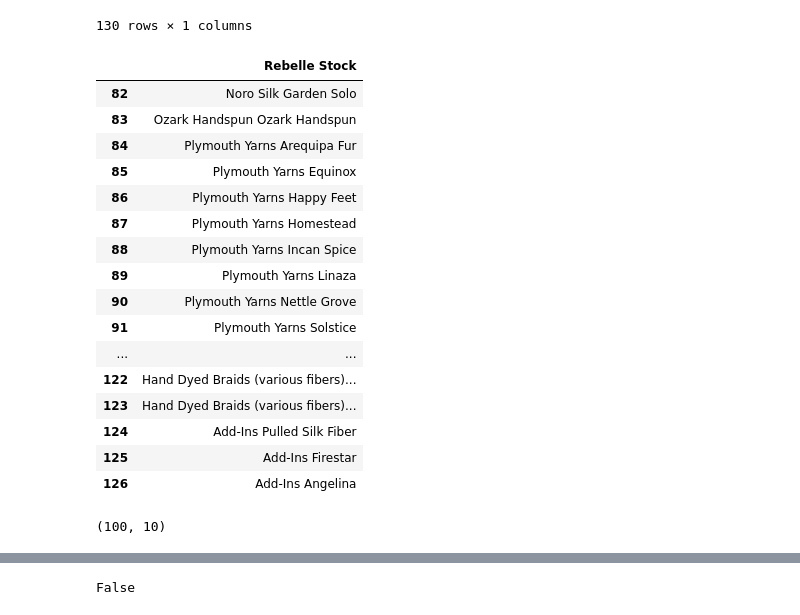
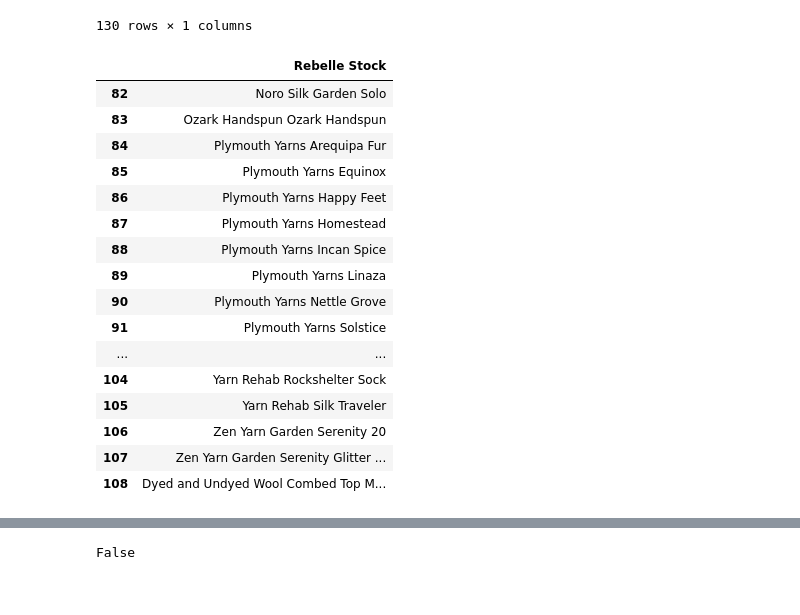
Before and after one commit to amoeba731/Yarnshop, a Jupyter notebook: yarnshop.ipynb, the cells around one changed output, grey strips where cells are left out. Saved outputs shown, nothing was run; the diff lists cells and outputs as text; code cells hidden in the pictures.

```diff
--- a/yarnshop.ipynb
+++ b/yarnshop.ipynb
@@ -76,64 +76,67 @@ rebelle
 # %%
 def clean(rebelle) -> pd.DataFrame:
     rebelle.columns= rebelle.columns.str.title()
     rebelle.columns= rebelle.columns.str.strip()
 
     return rebelle
-
+#fixing spelling errors
 rebelle['Rebelle Stock']=rebelle['Rebelle Stock'].str.replace('Dominon', 'Dominion')
 rebelle['Rebelle Stock']=rebelle['Rebelle Stock'].str.replace('2-ply','2 ply')
+rebelle['Rebelle Stock']=rebelle['Rebelle Stock'].str.replace('Serentiy', 'Serenity')
 
 rebelle_list= clean(rebelle)
 rebelle_list=rebelle.drop_duplicates()
 
-rebelle_list.iloc[81:126]
+rebelle_list.iloc[81:108]
 # %% [output]
 |  | Rebelle Stock |
 | 82 | Noro Silk Garden Solo |
 | 83 | Ozark Handspun Ozark Handspun |
 | 84 | Plymouth Yarns Arequipa Fur |
 | 85 | Plymouth Yarns Equinox |
 | 86 | Plymouth Yarns Happy Feet |
 | 87 | Plymouth Yarns Homestead |
 | 88 | Plymouth Yarns Incan Spice |
 | 89 | Plymouth Yarns Linaza |
 | 90 | Plymouth Yarns Nettle Grove |
 | 91 | Plymouth Yarns Solstice |
 | ... | ... |
-| 122 | Hand Dyed Braids (various fibers)... |
-| 123 | Hand Dyed Braids (various fibers)... |
-| 124 | Add-Ins Pulled Silk Fiber |
-| 125 | Add-Ins Firestar |
-| 126 | Add-Ins Angelina |
+| 104 | Yarn Rehab Rockshelter Sock |
+| 105 | Yarn Rehab Silk Traveler |
+| 106 | Zen Yarn Garden Serenity 20 |
+| 107 | Zen Yarn Garden Serenity Glitter ... |
+| 108 | Dyed and Undyed Wool Combed Top M... |
 # %%
 #Code I used to create the ravelry_api.csv file
 #Future project is to figure out how to turn this into a FOR LOOP,
 #but couldn't logic it currently and didn't want to waste more time not moving forward on project
 #Had to change yarn name in both url and yarn variable, Note for future self:Be sure to CLEAR ALL OUTPUTS after each yarn
 
-#import requests
-#import pandas as pd
-#import json
-#import csv
+
 #Call the API
-url = 'https://api.ravelry.com/patterns/search.json?yarn=Malabrigo+Worsted'
+#url = 'https://api.ravelry.com/patterns/search.json?yarn=Zen+Yarn+Garden+Serenity+Glitter+Sock'
 
+#response=requests.get(url, auth= (APIkey, APIpw))
 
-response=requests.get(url, auth= (APIkey, APIpw))
+#Get the response from API
 
-response.status_code
-#Get the response from API
-rav_things=response.json()
-patterns= rav_things.get('patterns')
-fiber= pd.DataFrame(response.json()['patterns'])
+#response.status_code
 
-fiber['yarn']= 'Malabrigo Worsted'
+#IF response== 200 would go here for loop
+#rav_things=response.json()
+#patterns= rav_things.get('patterns')
+#fiber= pd.DataFrame(response.json()['patterns'])
+
+#fiber['yarn']= 'Zen Yarn Garden Serenity Glitter Sock'
+
 #Write it to the file
 #fiber.to_csv('ravelry_api.csv', mode='a', index= False, header= False)
+#shape= fiber.shape
+#print(shape, "has been added to file")
 
-fiber.shape
+#ELSE print("Error" response.status_code) would go here
+
+#fiber.shape
-# %% [output]
-(100, 10)
 # %%
 #read in the csv file created from Ravelry API calls
 #(data is currently only first page of API results, default is <=100 results)
```
Also changed, not shown: parts of 15 cells of this notebook, 1 other file.
